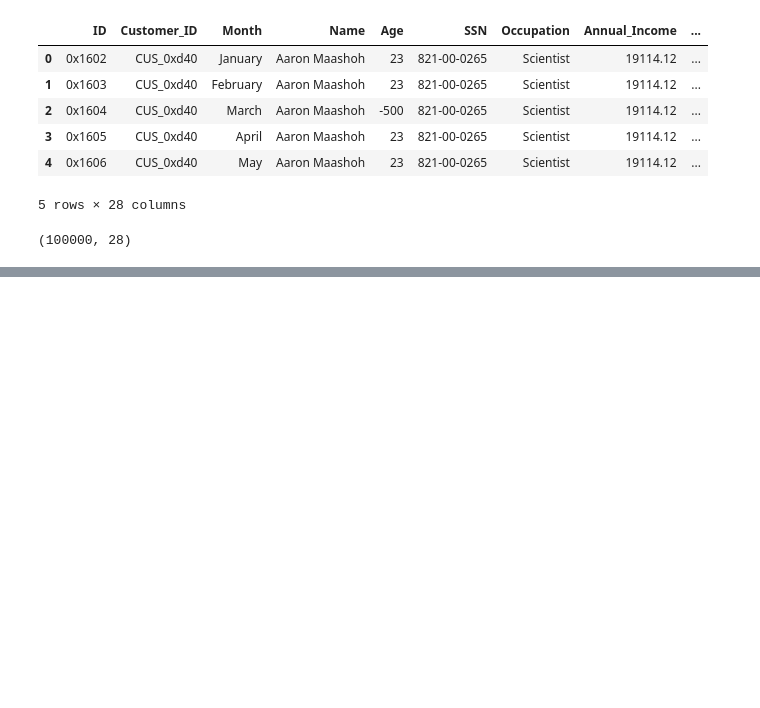
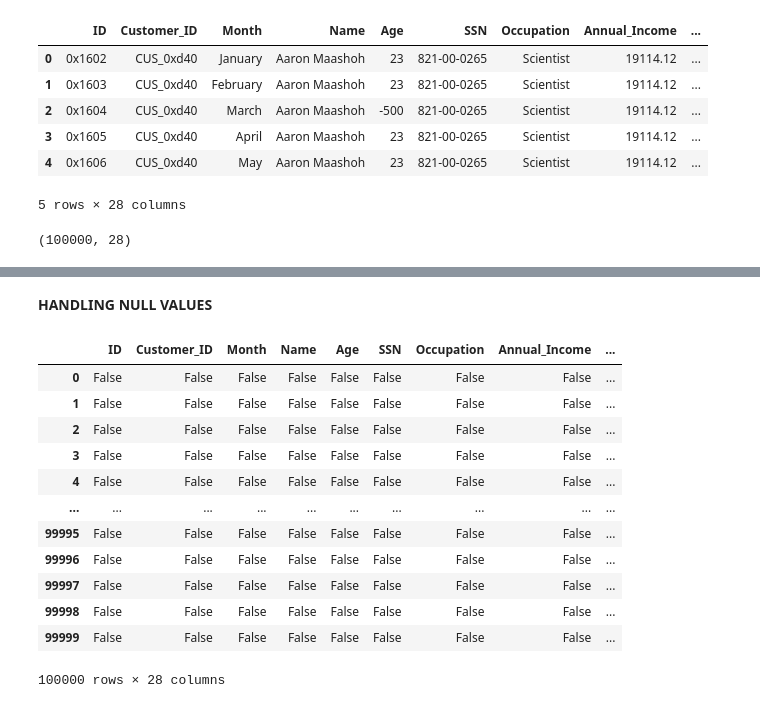
Before and after one commit to ameya932/Credit-Score-Analysis, a Jupyter notebook: Credit_Score_Analysis.ipynb, the cells around one changed output, grey strips where cells are left out. Cells and saved outputs as stored; diff of their text form; code cells hidden in the pictures; blank space fills up the shorter version.

```diff
--- a/Credit_Score_Analysis.ipynb
+++ b/Credit_Score_Analysis.ipynb
@@ -32,0 +65,18 @@ data.shape
+# %% [markdown]
+**HANDLING NULL VALUES**
+# %%
+data.isnull()
+# %% [output]
+|  | ID | Customer_ID | Month | Name | Age | SSN | Occupation | Annual_Income | ... |
+| 0 | False | False | False | False | False | False | False | False | ... |
+| 1 | False | False | False | False | False | False | False | False | ... |
+| 2 | False | False | False | False | False | False | False | False | ... |
+| 3 | False | False | False | False | False | False | False | False | ... |
+| 4 | False | False | False | False | False | False | False | False | ... |
+| ... | ... | ... | ... | ... | ... | ... | ... | ... | ... |
+| 99995 | False | False | False | False | False | False | False | False | ... |
+| 99996 | False | False | False | False | False | False | False | False | ... |
+| 99997 | False | False | False | False | False | False | False | False | ... |
+| 99998 | False | False | False | False | False | False | False | False | ... |
+| 99999 | False | False | False | False | False | False | False | False | ... |
+100000 rows × 28 columns
```
Also changed, not shown: parts of 9 cells of this notebook.
